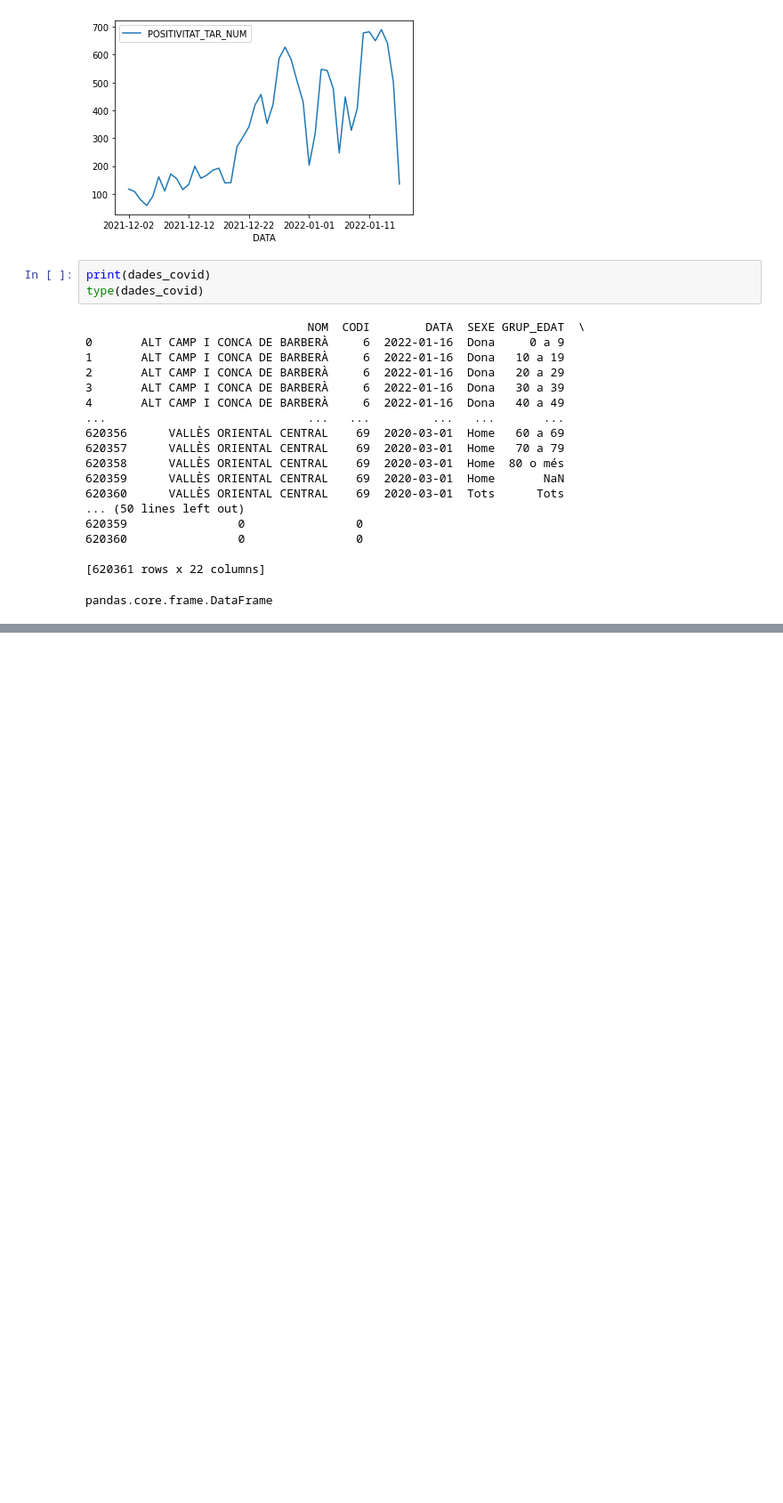
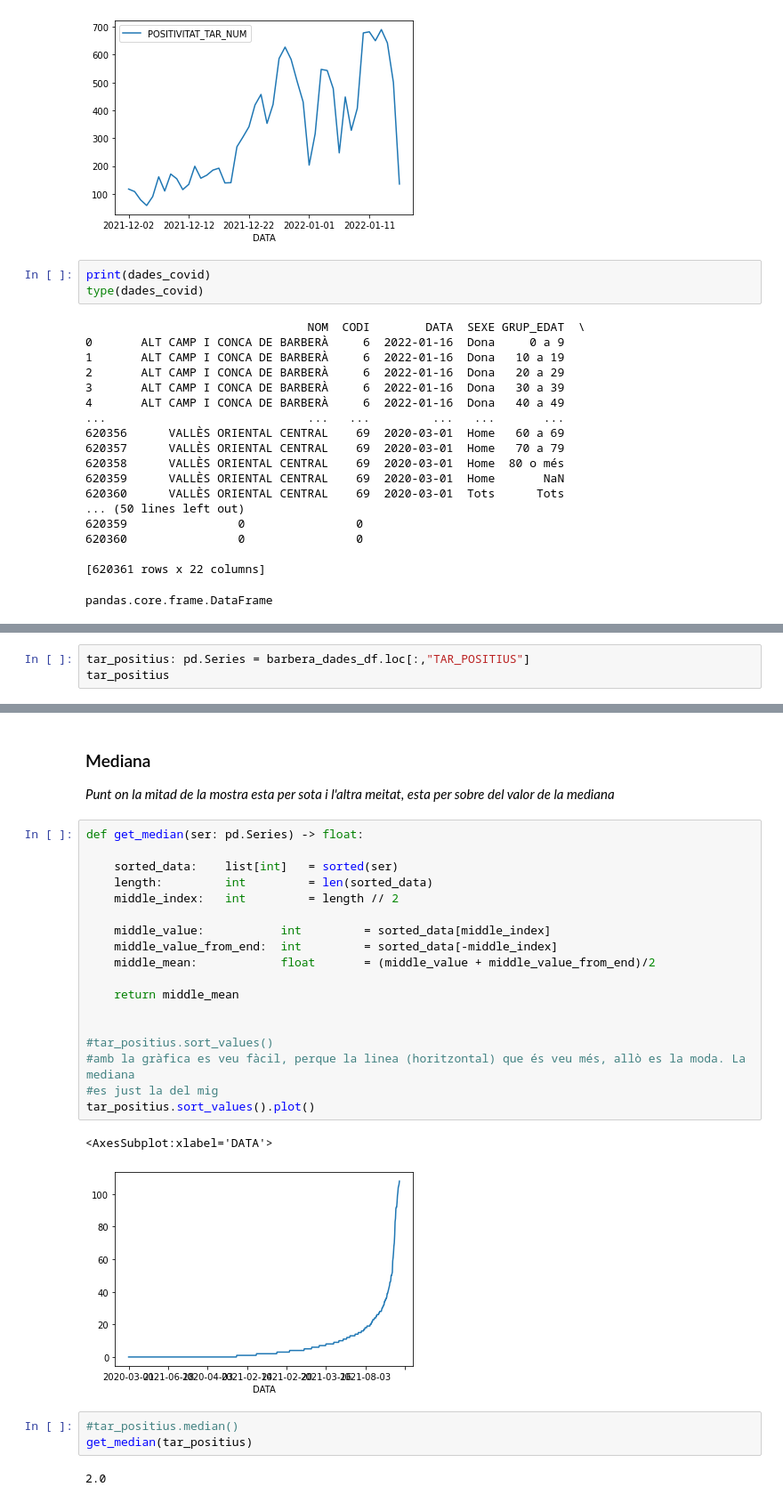
Before and after one commit to mikibardaji/M15UF2_2021-22, a Jupyter notebook: Sessió16_EstadisticaDadesCovid/readme.ipynb, the cells around one changed output, grey strips where cells are left out. Shown at 89% size. Saved outputs shown, nothing was run; the diff lists cells and outputs as text; blank space fills up the shorter version.

```diff
--- a/Sessió16_EstadisticaDadesCovid/readme.ipynb
+++ b/Sessió16_EstadisticaDadesCovid/readme.ipynb
@@ -145,0 +133,3 @@ TypeError: 'types.GenericAlias' object is not iterable
+# %%
+tar_positius: pd.Series = barbera_dades_df.loc[:,"TAR_POSITIUS"]
+tar_positius
@@ -145,0 +240,29 @@ TypeError: 'types.GenericAlias' object is not iterable
+# %% [markdown]
+### Mediana
+*Punt on la mitad de la mostra esta per sota i l'altra meitat, esta per sobre del valor de la mediana*
+# %%
+def get_median(ser: pd.Series) -> float:
+
+    sorted_data:    list[int]   = sorted(ser)
+    length:         int         = len(sorted_data)
+    middle_index:   int         = length // 2
+
+    middle_value:           int         = sorted_data[middle_index]
+    middle_value_from_end:  int         = sorted_data[-middle_index]
+    middle_mean:            float       = (middle_value + middle_value_from_end)/2
+
+    return middle_mean
+
+
+#tar_positius.sort_values()
+#amb la gràfica es veu fàcil, perque la linea (horitzontal) que és veu més, allò es la moda. La mediana
+#es just la del mig
+tar_positius.sort_values().plot()
+# %% [output]
+<AxesSubplot:xlabel='DATA'>
+[figure, added]
+# %%
+#tar_positius.median()
+get_median(tar_positius)
+# %% [output]
+2.0
```
Also changed, not shown: parts of 14 cells of this notebook, 1 other file.
